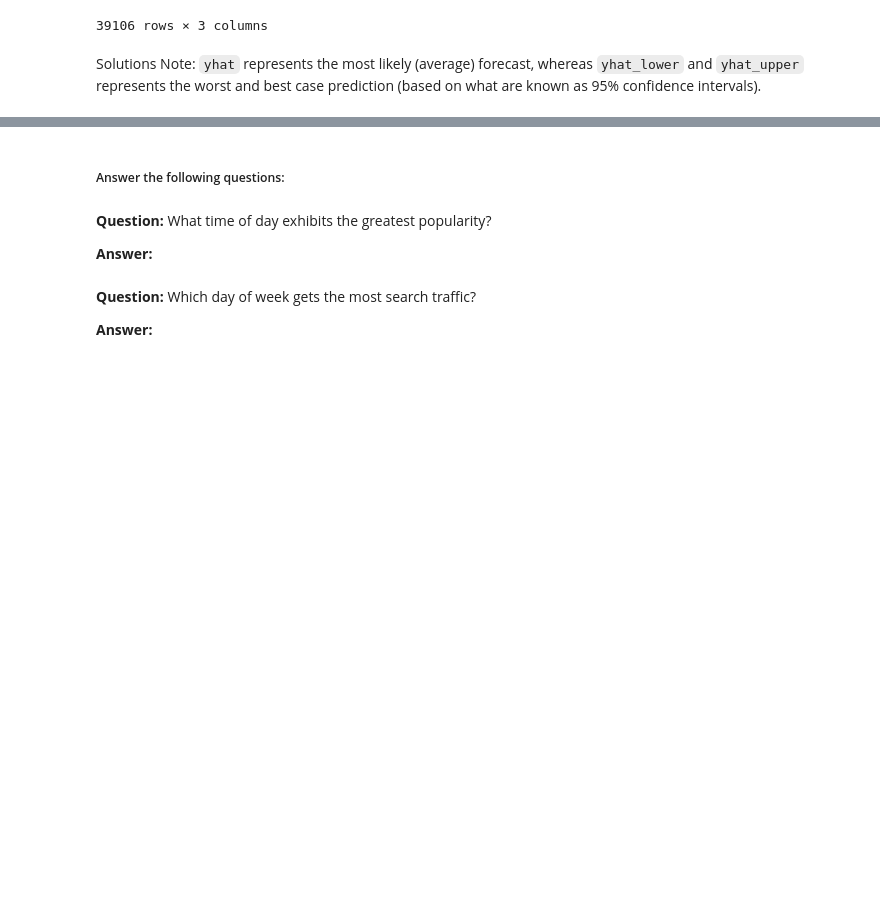
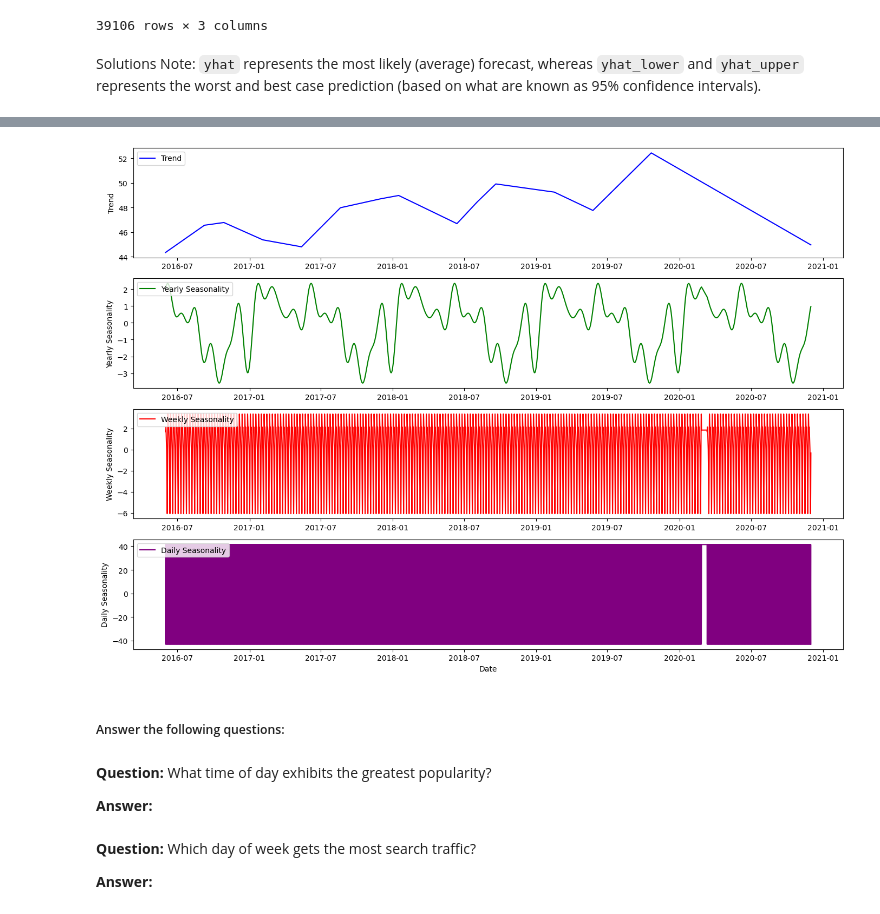
Before and after one commit to McKala1/prophet-challenge, a Jupyter notebook: forecasting_net_prophet.ipynb, the cells around one changed output, grey strips where cells are left out. Cells and saved outputs as stored; diff of their text form; code cells hidden in the pictures; blank space fills up the shorter version.

Commit message:
adding last graph

```diff
--- a/forecasting_net_prophet.ipynb
+++ b/forecasting_net_prophet.ipynb
@@ -690,3 +682,42 @@ ModuleNotFoundError: No module named 'fbprophet'
+# %%
+# Reset the index in the forecast_mercado_trends DataFrame
+forecast_mercado_trends.reset_index(inplace=True)
+
+# Use the plot_components function to visualize the forecast results
+# for the forecast_canada DataFrame
+trend = forecast_mercado_trends['trend']
+seasonality = forecast_mercado_trends['yearly']
+weekly_seasonality = forecast_mercado_trends['weekly']
+daily_seasonality = forecast_mercado_trends['daily']
+
+# Plot each component separately
+plt.figure(figsize=(14, 10))
+
+plt.subplot(4, 1, 1)
+plt.plot(forecast_mercado_trends['ds'], trend, label='Trend', color='blue')
+plt.legend(loc='upper left')
+plt.ylabel('Trend')
+
+plt.subplot(4, 1, 2)
+plt.plot(forecast_mercado_trends['ds'], seasonality, label='Yearly Seasonality', color='green')
+plt.legend(loc='upper left')
+plt.ylabel('Yearly Seasonality')
+
+plt.subplot(4, 1, 3)
+plt.plot(forecast_mercado_trends['ds'], weekly_seasonality, label='Weekly Seasonality', color='red')
+plt.legend(loc='upper left')
+plt.ylabel('Weekly Seasonality')
+
+plt.subplot(4, 1, 4)
+plt.plot(forecast_mercado_trends['ds'], daily_seasonality, label='Daily Seasonality', color='purple')
+plt.legend(loc='upper left')
+plt.ylabel('Daily Seasonality')
+
+plt.xlabel('Date')
+plt.tight_layout()
+plt.show()
+# %% [output]
+[figure, added]
 # %% [markdown]
 ##### Answer the following questions:
 # %% [markdown]
```
Also changed, not shown: parts of 5 cells of this notebook.
